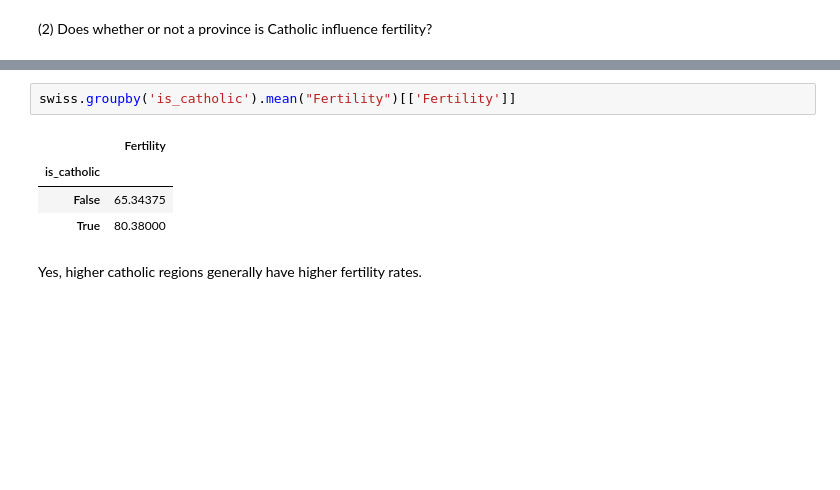
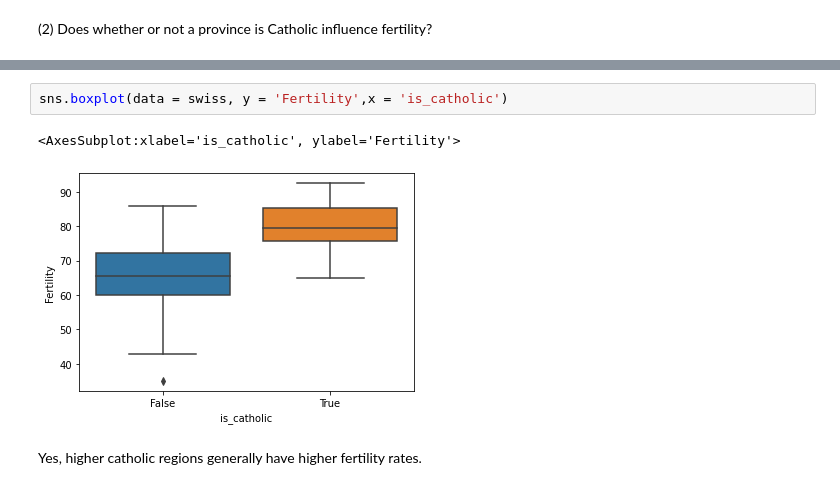
Before and after one commit to Miller-Ryan-1/numpy-pandas-visualization-exercises, a Jupyter notebook: seaborn_exercises.ipynb, the cells around one changed output, grey strips where cells are left out. Saved outputs shown, nothing was run; the diff lists cells and outputs as text; blank space fills up the shorter version.

```diff
--- a/seaborn_exercises.ipynb
+++ b/seaborn_exercises.ipynb
@@ -275,10 +282,8 @@ swiss.sample(10)
 # %%
-swiss.groupby('is_catholic').mean("Fertility")[['Fertility']]
+sns.boxplot(data = swiss, y = 'Fertility',x = 'is_catholic')
 # %% [output]
-|  | Fertility |
-| is_catholic |  |
-| False | 65.34375 |
-| True | 80.38000 |
+<AxesSubplot:xlabel='is_catholic', ylabel='Fertility'>
+[figure, added]
 # %% [markdown]
 Yes, higher catholic regions generally have higher fertility rates.
 # %% [markdown]
```
Also changed, not shown: parts of 8 cells of this notebook.
